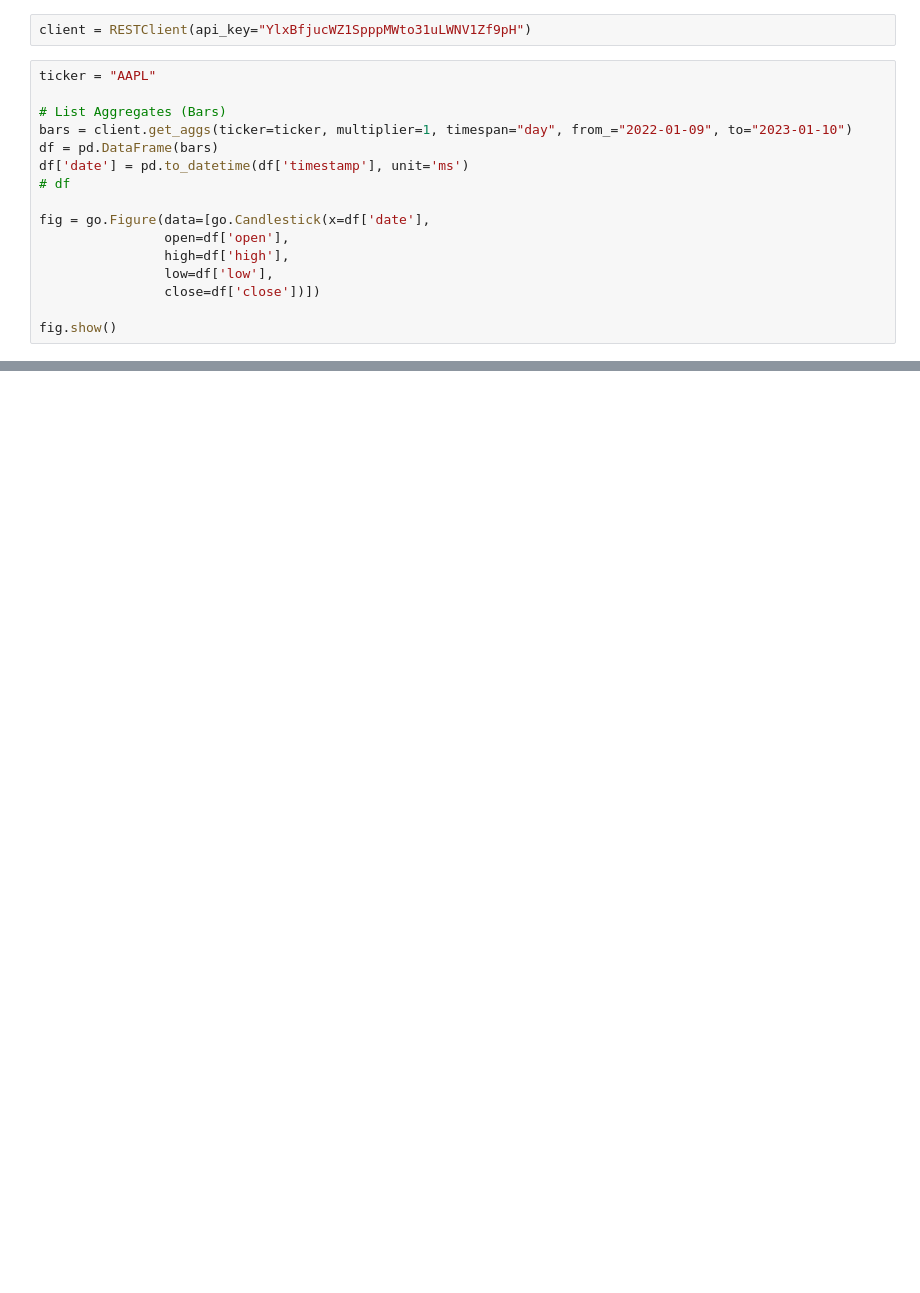
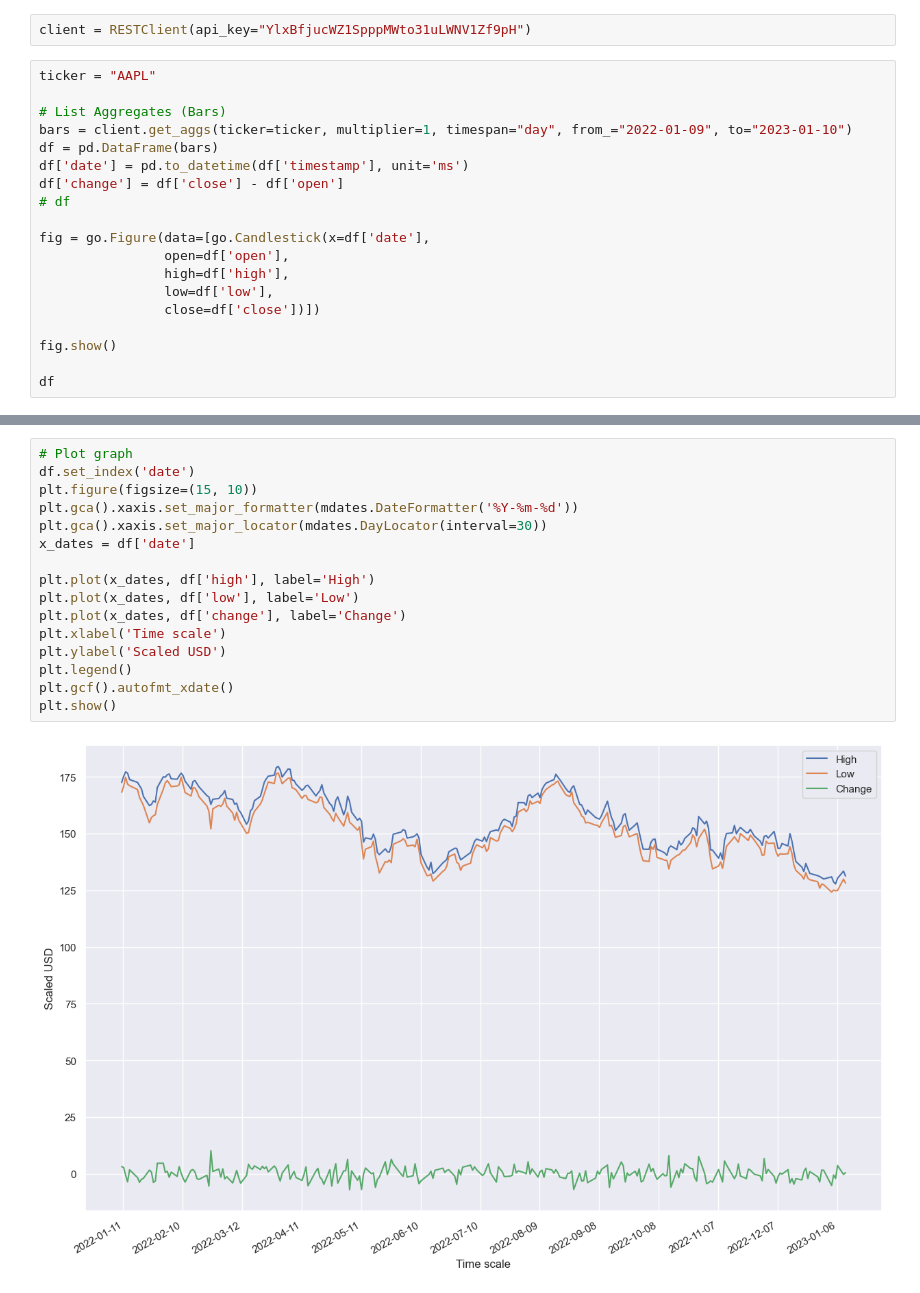
Before and after one commit to CodeLutetium/SC1015-Stock-Predictor, a Jupyter notebook: Playground/pg_my1.ipynb, the cells around one changed output, grey strips where cells are left out. Drawn from its saved outputs; the diff is of its cells as text; blank space fills up the shorter version.

Commit message:
plot time series graph on plt

```diff
--- a/Playground/pg_my1.ipynb
+++ b/Playground/pg_my1.ipynb
@@ -16,6 +17,7 @@ ticker = "AAPL"
 bars = client.get_aggs(ticker=ticker, multiplier=1, timespan="day", from_="2022-01-09", to="2023-01-10")
 df = pd.DataFrame(bars)
 df['date'] = pd.to_datetime(df['timestamp'], unit='ms')
+df['change'] = df['close'] - df['open']
 # df
 
 fig = go.Figure(data=[go.Candlestick(x=df['date'],
@@ -25,3 +27,5 @@ fig = go.Figure(data=[go.Candlestick(x=df['date'],
                 close=df['close'])])
 
 fig.show()
+
+df
@@ -27,0 +46,18 @@ fig.show()
+# %%
+# Plot graph
+df.set_index('date')
+plt.figure(figsize=(15, 10))
+plt.gca().xaxis.set_major_formatter(mdates.DateFormatter('%Y-%m-%d'))
+plt.gca().xaxis.set_major_locator(mdates.DayLocator(interval=30))
+x_dates = df['date']
+
+plt.plot(x_dates, df['high'], label='High')
+plt.plot(x_dates, df['low'], label='Low')
+plt.plot(x_dates, df['change'], label='Change')
+plt.xlabel('Time scale')
+plt.ylabel('Scaled USD')
+plt.legend()
+plt.gcf().autofmt_xdate()
+plt.show()
+# %% [output]
+[figure, added]
```
Also changed, not shown: parts of 4 cells of this notebook.
